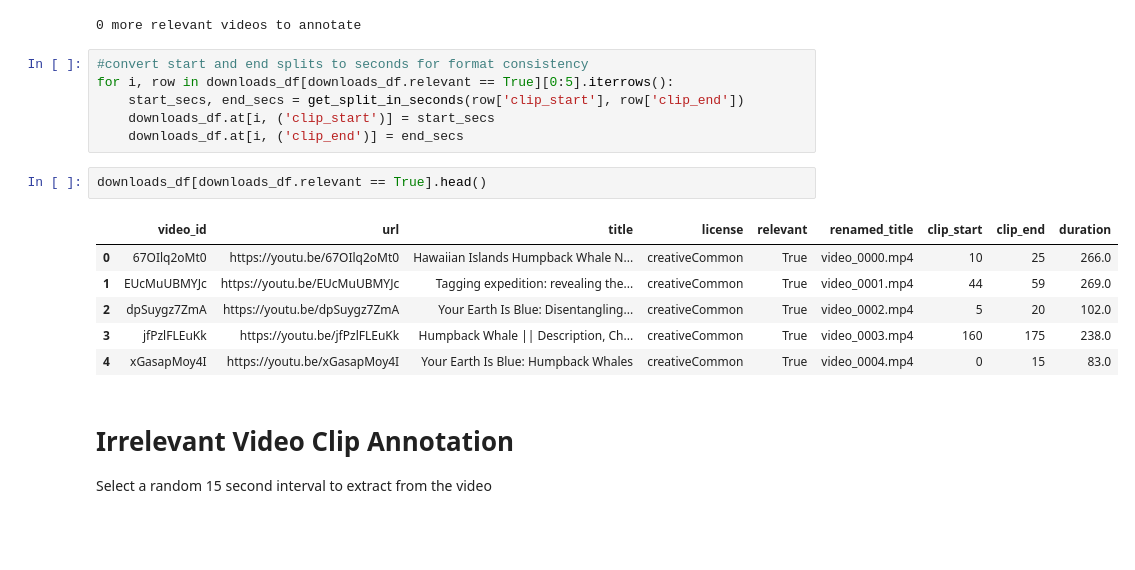
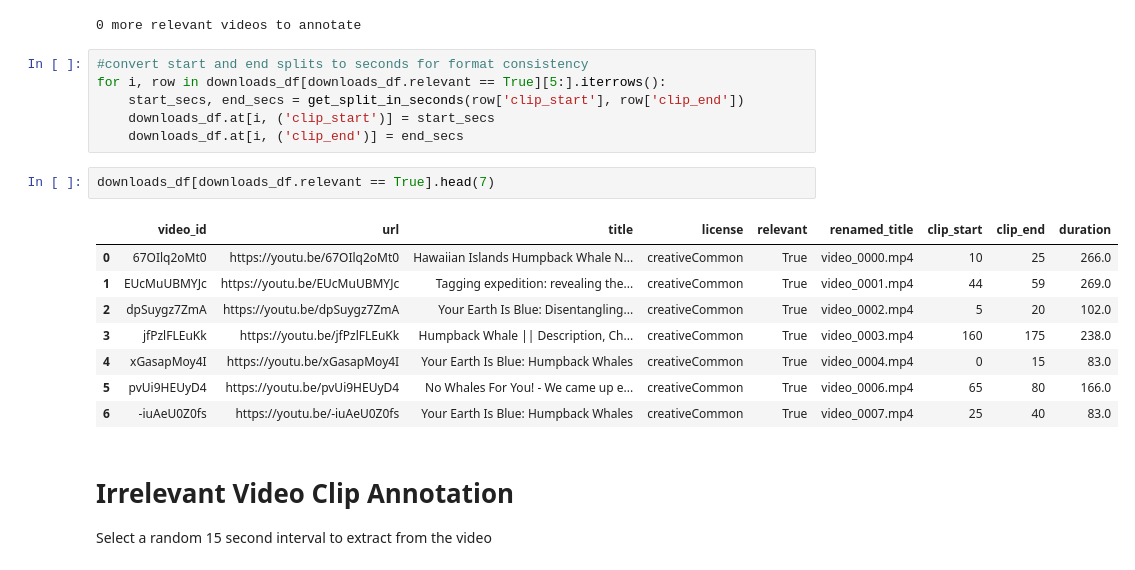
Before and after one commit to ramirezmichelle/youtube-humpback-whale-classifier, a Jupyter notebook: video-download/mark_subclip_intervals.ipynb, the cells around one changed output. Saved outputs shown, nothing was run; the diff lists cells and outputs as text; blank space fills up the shorter version.

```diff
--- a/video-download/mark_subclip_intervals.ipynb
+++ b/video-download/mark_subclip_intervals.ipynb
@@ -113,19 +115,21 @@ print(len(downloads_df[(downloads_df.clip_start.isna()) & (downloads_df.relevant
 0 more relevant videos to annotate
 # %%
 #convert start and end splits to seconds for format consistency
-for i, row in downloads_df[downloads_df.relevant == True][0:5].iterrows():
+for i, row in downloads_df[downloads_df.relevant == True][5:].iterrows():
     start_secs, end_secs = get_split_in_seconds(row['clip_start'], row['clip_end'])
     downloads_df.at[i, ('clip_start')] = start_secs
     downloads_df.at[i, ('clip_end')] = end_secs
 # %%
-downloads_df[downloads_df.relevant == True].head()
+downloads_df[downloads_df.relevant == True].head(7)
 # %% [output]
 |  | video_id | url | title | license | relevant | renamed_title | clip_start | clip_end | duration |
 | 0 | 67OIlq2oMt0 | https://youtu.be/67OIlq2oMt0 | Hawaiian Islands Humpback Whale N... | creativeCommon | True | video_0000.mp4 | 10 | 25 | 266.0 |
 | 1 | EUcMuUBMYJc | https://youtu.be/EUcMuUBMYJc | Tagging expedition: revealing the... | creativeCommon | True | video_0001.mp4 | 44 | 59 | 269.0 |
 | 2 | dpSuygz7ZmA | https://youtu.be/dpSuygz7ZmA | Your Earth Is Blue: Disentangling... | creativeCommon | True | video_0002.mp4 | 5 | 20 | 102.0 |
 | 3 | jfPzlFLEuKk | https://youtu.be/jfPzlFLEuKk | Humpback Whale || Description, Ch... | creativeCommon | True | video_0003.mp4 | 160 | 175 | 238.0 |
 | 4 | xGasapMoy4I | https://youtu.be/xGasapMoy4I | Your Earth Is Blue: Humpback Whales | creativeCommon | True | video_0004.mp4 | 0 | 15 | 83.0 |
+| 5 | pvUi9HEUyD4 | https://youtu.be/pvUi9HEUyD4 | No Whales For You! - We came up e... | creativeCommon | True | video_0006.mp4 | 65 | 80 | 166.0 |
+| 6 | -iuAeU0Z0fs | https://youtu.be/-iuAeU0Z0fs | Your Earth Is Blue: Humpback Whales | creativeCommon | True | video_0007.mp4 | 25 | 40 | 83.0 |
 # %% [markdown]
 # Irrelevant Video Clip Annotation
 
```
Also changed, not shown: parts of 2 cells of this notebook, 1 other file.
